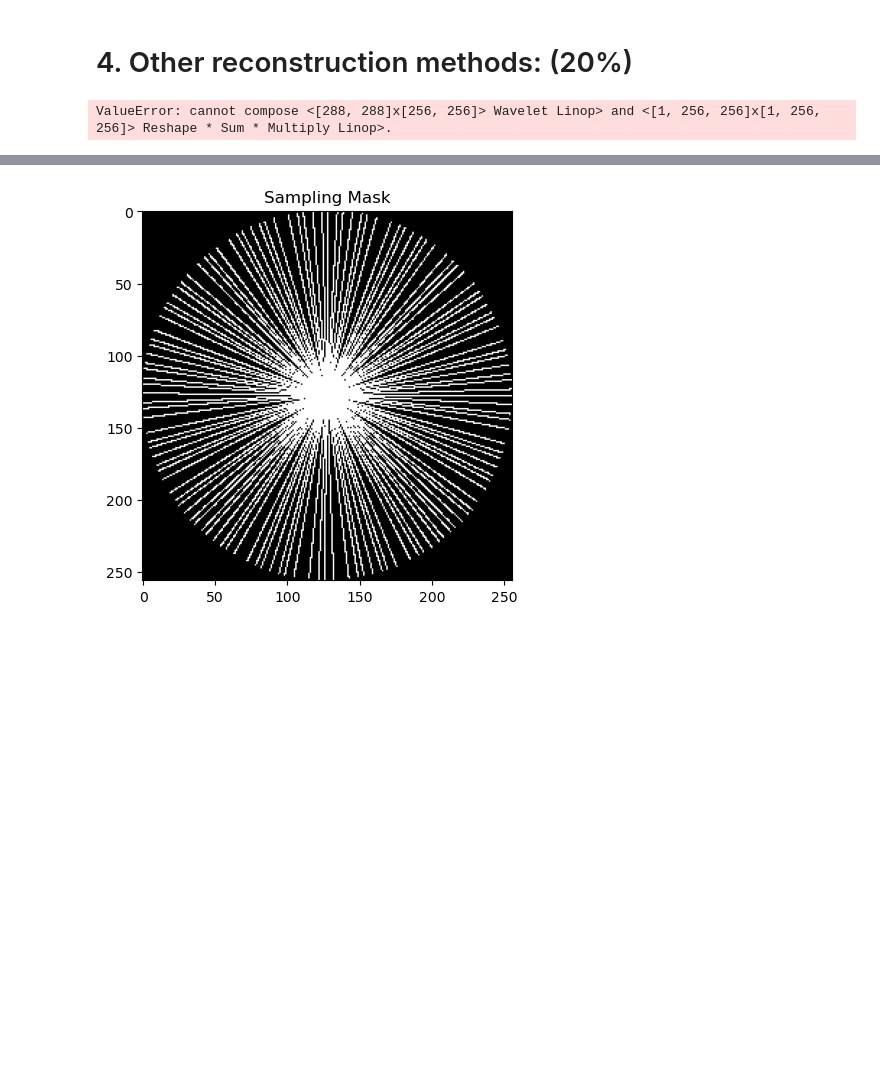
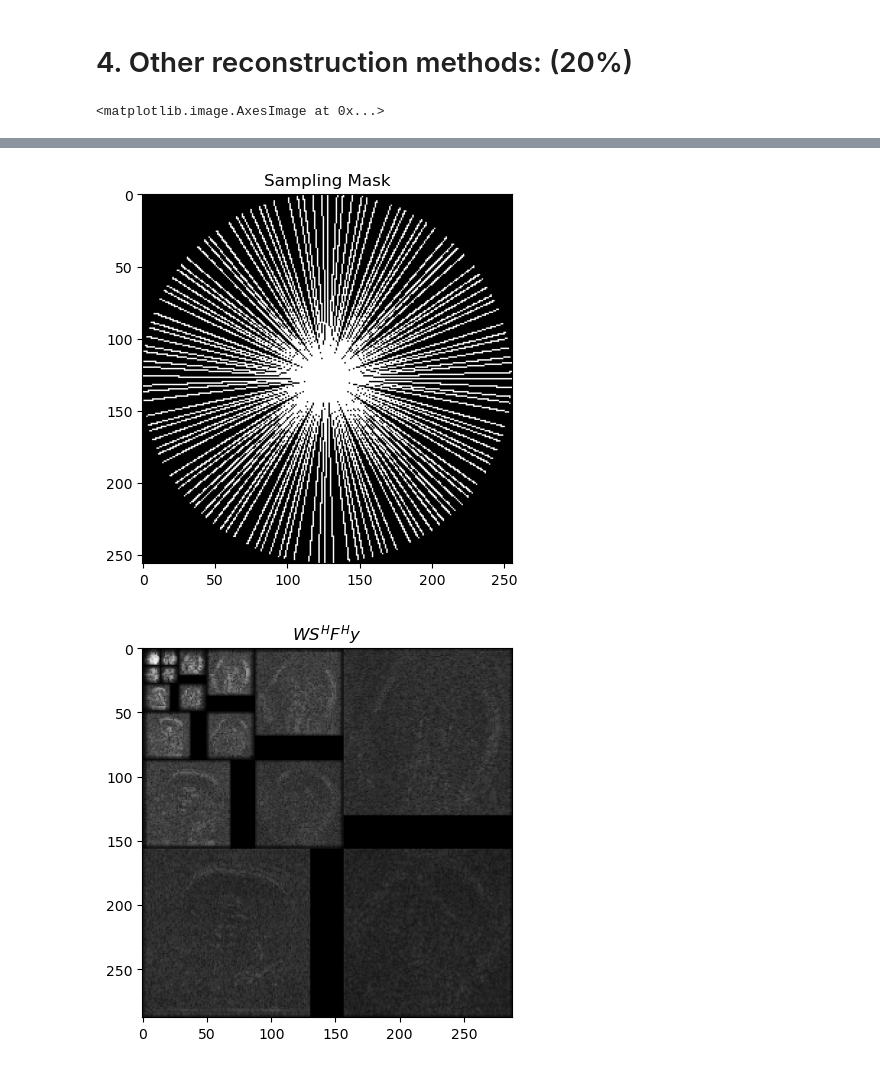
Before and after one commit to lassestahnke/HL2027_recon, a Jupyter notebook: HL2027_project_1.ipynb, the cells around one changed output, grey strips where cells are left out. Cells and saved outputs as stored; diff of their text form; code cells hidden in the pictures; blank space fills up the shorter version.

Commit message:
Added Wavelet Thresholding

```diff
--- a/HL2027_project_1.ipynb
+++ b/HL2027_project_1.ipynb
@@ -326,33 +326,47 @@ plt.title(r'$F^H y$')
 plt.imshow(abs(F.H * ksp_wavelet)[0], cmap="gray")
 
 # define S
 # get estimate of sensitivity map
 mps = sp.mri.app.EspiritCalib(ksp=ksp_wavelet).run()
 S = sp.linop.Multiply(ksp_wavelet.shape, mps)
 
 # test Operator S
 plt.figure()
 plt.title(r'$S^H F^H y$')
 plt.imshow(abs(S.H * F.H * ksp_wavelet)[0], cmap="gray")
 
 # define P: Sampling operator
 mask_round_wl = np.expand_dims(mask_round_wl, axis=0)
 P = sp.linop.Multiply(ksp_wavelet.shape, mask_round_wl)
 # test operator
 plt.figure()
 plt.title("Sampling Mask")
 plt.imshow(mask_round_wl[0], cmap="gray")
 
 # define W: Wavelet Transform Operator
-W = sp.linop.Wavelet((256, 256))
+W = sp.linop.Wavelet(ksp_wavelet.shape, axes=(1, 2))
 wav = W * S.H * F.H * ksp_wavelet
 
 # test operator wav
 plt.figure()
 plt.title(r'$W S^H F^H y$')
-plt.imshow(wav**0.1, cmap="gray")
+plt.imshow(abs(wav**0.25)[1], cmap="gray")
+
+# define forward operator:
+A = P * F * S * W.H
+
+# define proximal operator and apply it to the wavelet coefficients
+lamda = 15
+proxg = sp.prox.L1Reg(wav.shape, lamda)
+alpha = 1
+wav_thresh = proxg(alpha, wav)
+
+plt.figure()
+plt.title("Wavelet thresholding")
+plt.imshow(abs(wav_thresh**0.25)[1], cmap="gray")
 # %% [output]
-ValueError: cannot compose <[288, 288]x[256, 256]> Wavelet Linop> and <[1, 256, 256]x[1, 256, 256]> Reshape * Sum * Multiply Linop>.
+<matplotlib.image.AxesImage at 0x...>
 [figure]
 [figure]
 [figure]
+[figure, added]
```
Also changed, not shown: parts of 1 cell of this notebook.
